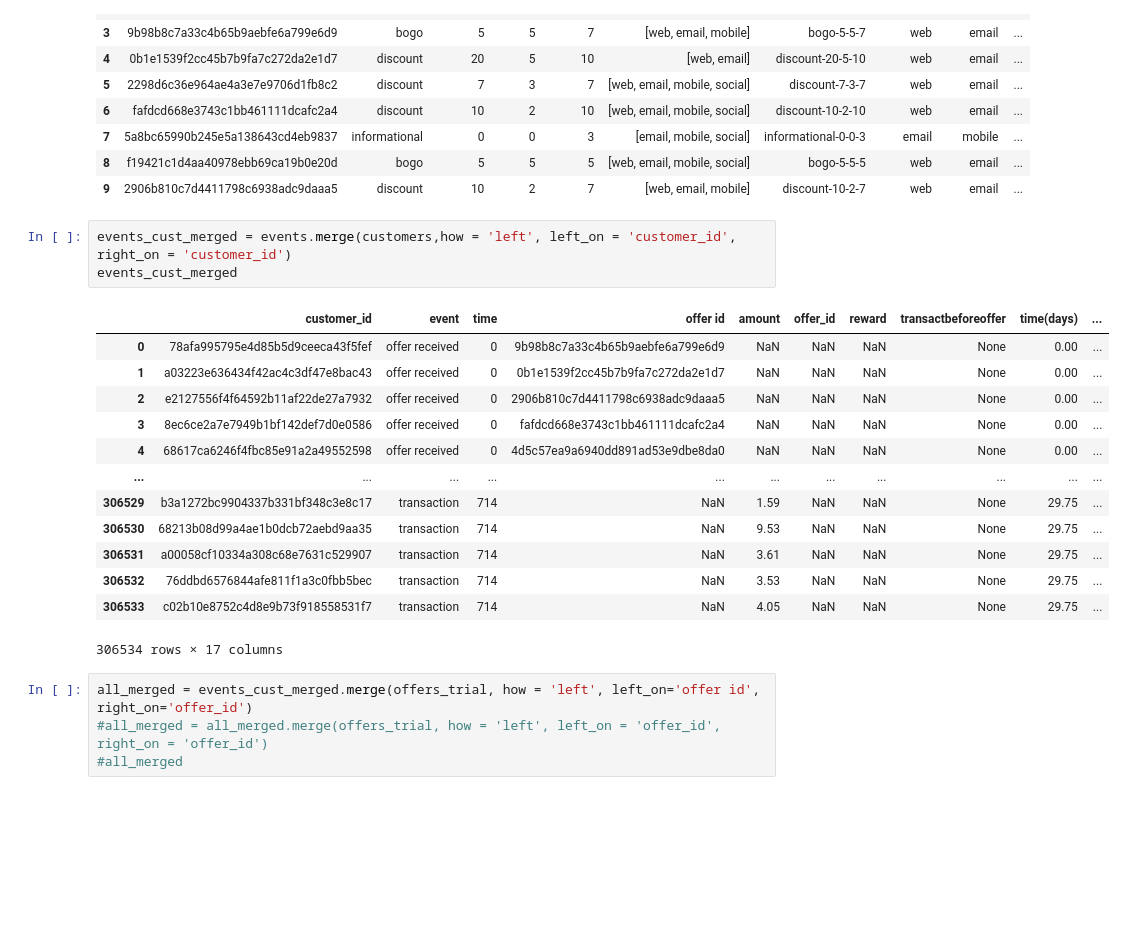
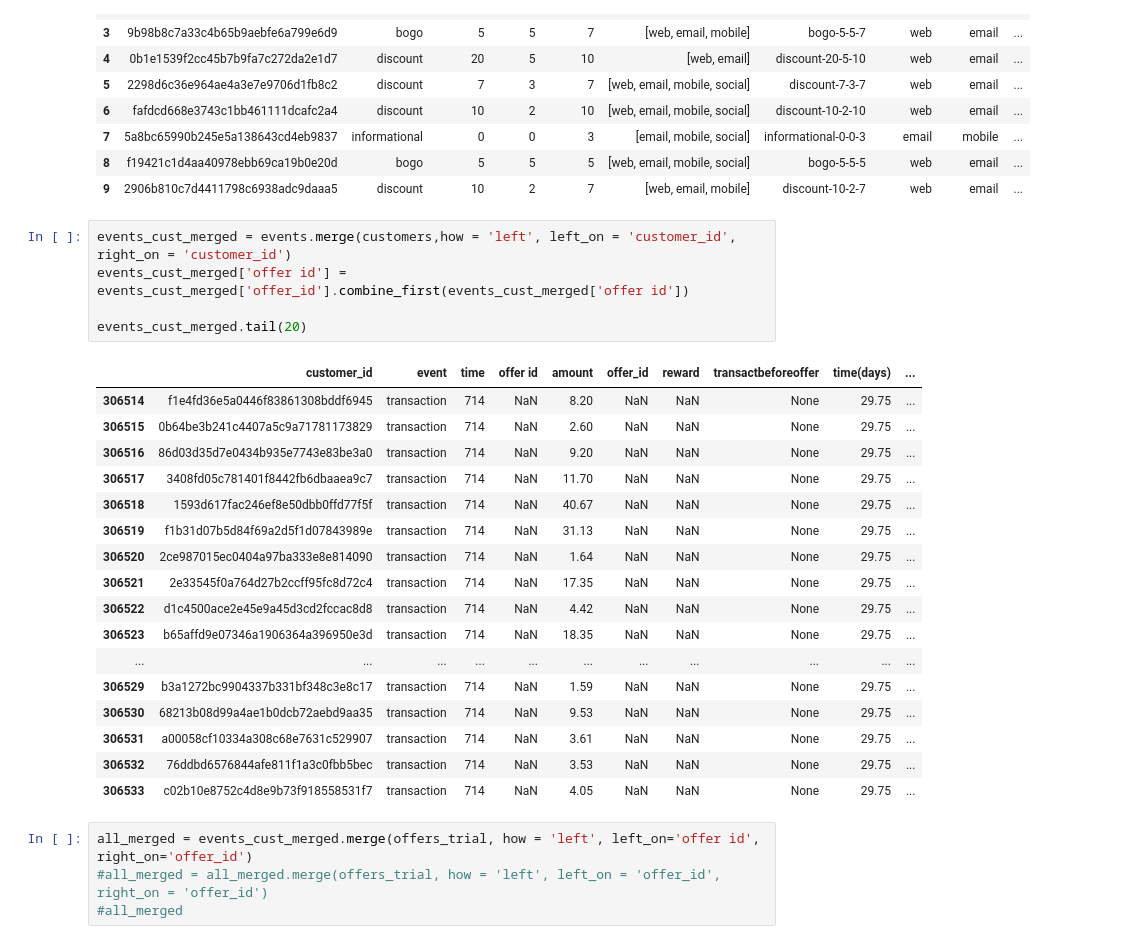
Before and after one commit to Koremm/Coffeeoffers, a Jupyter notebook: Coffee Offers Vscode.ipynb, the cells around one changed output. Cells and saved outputs as stored; diff of their text form; blank space fills up the shorter version.

Commit message:
Added offer id for completed offers

```diff
--- a/Coffee Offers Vscode.ipynb
+++ b/Coffee Offers Vscode.ipynb
@@ -349,21 +346,27 @@ offers_trial
 | 9 | 2906b810c7d4411798c6938adc9daaa5 | discount | 10 | 2 | 7 | [web, email, mobile] | discount-10-2-7 | web | email | ... |
 # %%
 events_cust_merged = events.merge(customers,how = 'left', left_on = 'customer_id', right_on = 'customer_id')
-events_cust_merged
+events_cust_merged['offer id'] = events_cust_merged['offer_id'].combine_first(events_cust_merged['offer id'])
+
+events_cust_merged.tail(20)
 # %% [output]
 |  | customer_id | event | time | offer id | amount | offer_id | reward | transactbeforeoffer | time(days) | ... |
-| 0 | 78afa995795e4d85b5d9ceeca43f5fef | offer received | 0 | 9b98b8c7a33c4b65b9aebfe6a799e6d9 | NaN | NaN | NaN | None | 0.00 | ... |
-| 1 | a03223e636434f42ac4c3df47e8bac43 | offer received | 0 | 0b1e1539f2cc45b7b9fa7c272da2e1d7 | NaN | NaN | NaN | None | 0.00 | ... |
-| 2 | e2127556f4f64592b11af22de27a7932 | offer received | 0 | 2906b810c7d4411798c6938adc9daaa5 | NaN | NaN | NaN | None | 0.00 | ... |
-| 3 | 8ec6ce2a7e7949b1bf142def7d0e0586 | offer received | 0 | fafdcd668e3743c1bb461111dcafc2a4 | NaN | NaN | NaN | None | 0.00 | ... |
-| 4 | 68617ca6246f4fbc85e91a2a49552598 | offer received | 0 | 4d5c57ea9a6940dd891ad53e9dbe8da0 | NaN | NaN | NaN | None | 0.00 | ... |
+| 306514 | f1e4fd36e5a0446f83861308bddf6945 | transaction | 714 | NaN | 8.20 | NaN | NaN | None | 29.75 | ... |
+| 306515 | 0b64be3b241c4407a5c9a71781173829 | transaction | 714 | NaN | 2.60 | NaN | NaN | None | 29.75 | ... |
+| 306516 | 86d03d35d7e0434b935e7743e83be3a0 | transaction | 714 | NaN | 9.20 | NaN | NaN | None | 29.75 | ... |
+| 306517 | 3408fd05c781401f8442fb6dbaaea9c7 | transaction | 714 | NaN | 11.70 | NaN | NaN | None | 29.75 | ... |
+| 306518 | 1593d617fac246ef8e50dbb0ffd77f5f | transaction | 714 | NaN | 40.67 | NaN | NaN | None | 29.75 | ... |
+| 306519 | f1b31d07b5d84f69a2d5f1d07843989e | transaction | 714 | NaN | 31.13 | NaN | NaN | None | 29.75 | ... |
+| 306520 | 2ce987015ec0404a97ba333e8e814090 | transaction | 714 | NaN | 1.64 | NaN | NaN | None | 29.75 | ... |
+| 306521 | 2e33545f0a764d27b2ccff95fc8d72c4 | transaction | 714 | NaN | 17.35 | NaN | NaN | None | 29.75 | ... |
+| 306522 | d1c4500ace2e45e9a45d3cd2fccac8d8 | transaction | 714 | NaN | 4.42 | NaN | NaN | None | 29.75 | ... |
+| 306523 | b65affd9e07346a1906364a396950e3d | transaction | 714 | NaN | 18.35 | NaN | NaN | None | 29.75 | ... |
 | ... | ... | ... | ... | ... | ... | ... | ... | ... | ... | ... |
 | 306529 | b3a1272bc9904337b331bf348c3e8c17 | transaction | 714 | NaN | 1.59 | NaN | NaN | None | 29.75 | ... |
 | 306530 | 68213b08d99a4ae1b0dcb72aebd9aa35 | transaction | 714 | NaN | 9.53 | NaN | NaN | None | 29.75 | ... |
 | 306531 | a00058cf10334a308c68e7631c529907 | transaction | 714 | NaN | 3.61 | NaN | NaN | None | 29.75 | ... |
 | 306532 | 76ddbd6576844afe811f1a3c0fbb5bec | transaction | 714 | NaN | 3.53 | NaN | NaN | None | 29.75 | ... |
 | 306533 | c02b10e8752c4d8e9b73f918558531f7 | transaction | 714 | NaN | 4.05 | NaN | NaN | None | 29.75 | ... |
-306534 rows × 17 columns
 # %%
 all_merged = events_cust_merged.merge(offers_trial, how = 'left', left_on='offer id', right_on='offer_id')
 #all_merged = all_merged.merge(offers_trial, how = 'left', left_on = 'offer_id', right_on = 'offer_id')
```
Also changed, not shown: parts of 9 cells of this notebook, 3 other files.
